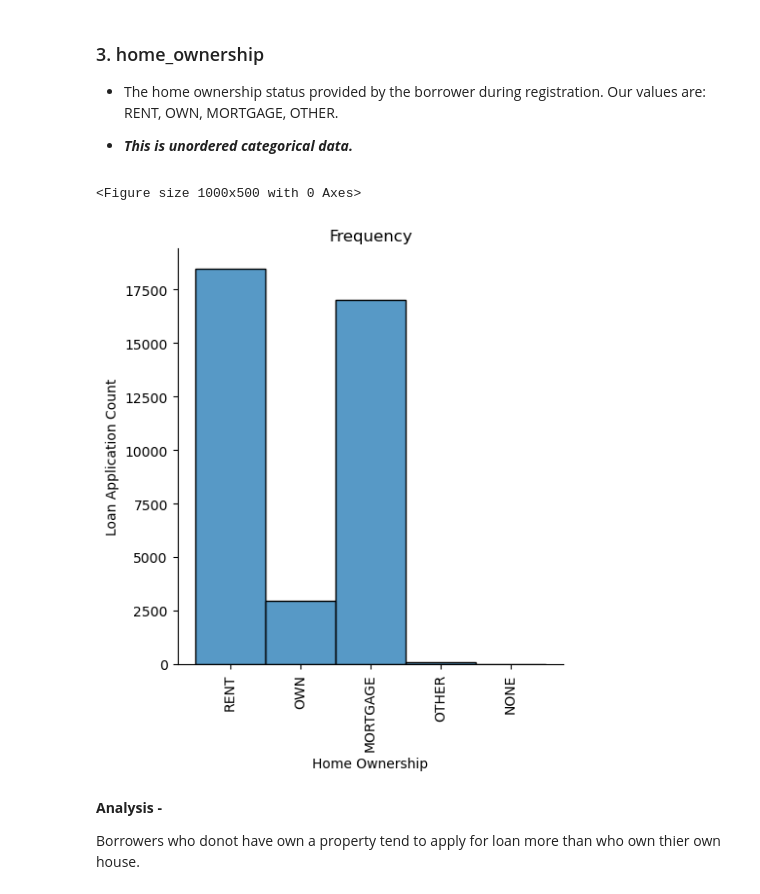
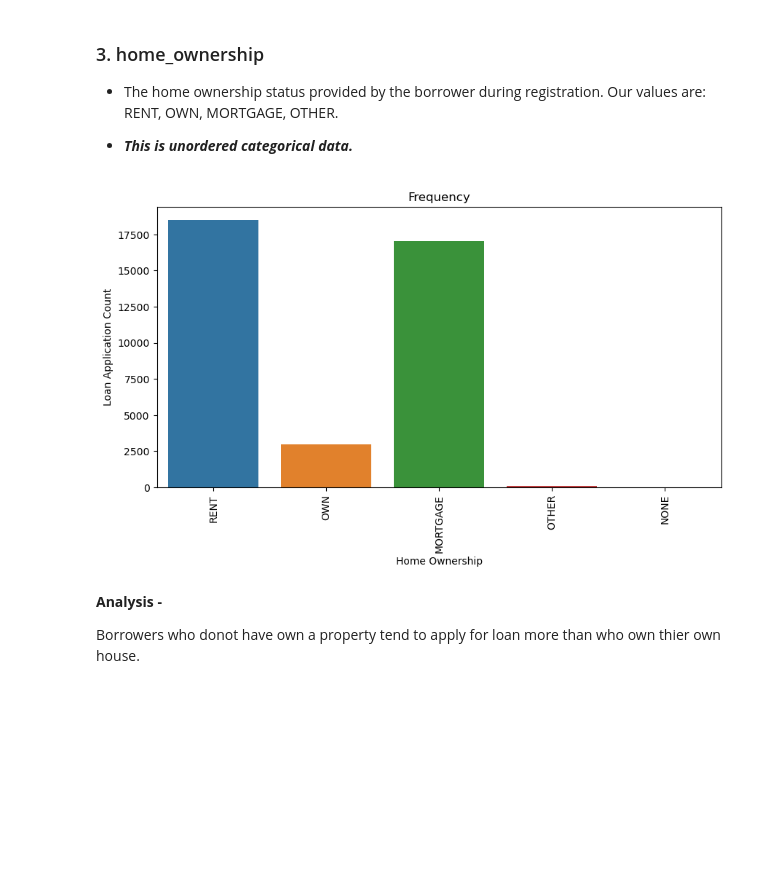
Before and after one commit to arijeetsaha/Lending_Club_Case_Study, a Jupyter notebook: Arijeet.ipynb, the cells around one changed output. Saved outputs shown, nothing was run; the diff lists cells and outputs as text; code cells hidden in the pictures; blank space fills up the shorter version.

```diff
--- a/Arijeet.ipynb
+++ b/Arijeet.ipynb
@@ -323,0 +369,4 @@ memory usage: 11.2+ MB
+# %%
+# Dropping columns which has no relevance for charged off analysis based on their definition
+
+df_clean.drop(columns=['total_rec_late_fee', 'total_rec_prncp', 'total_rec_int'], inplace=True)
@@ -691,10 +741,9 @@ releventAttr.append("annual_inc")
 # %%
 # Distribution Plot for loan application count based on Home Ownership
 
-distplot(df_clean, "Home Ownership", "Loan Application Count", "Frequency","home_ownership", isKDE=False)
+countplot(df_clean, "Home Ownership", "Loan Application Count", "Frequency","home_ownership")
 # %% [output]
-<Figure size 1000x500 with 0 Axes>
-[figure, old version]
+[figure, new version]
 # %% [markdown]
 <b>Analysis -
 
```
Also changed, not shown: parts of 88 cells of this notebook.
